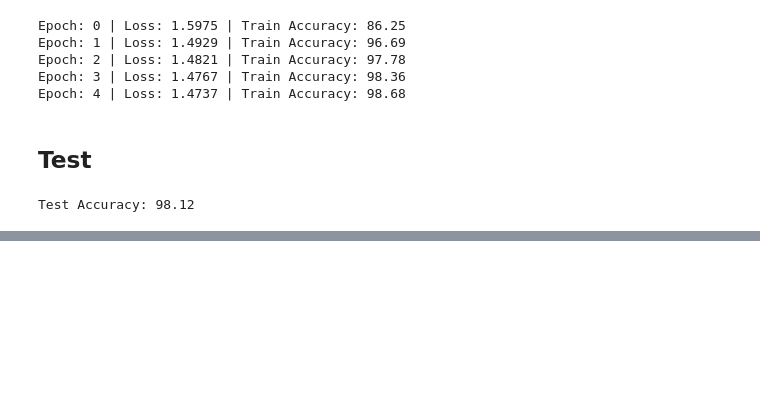
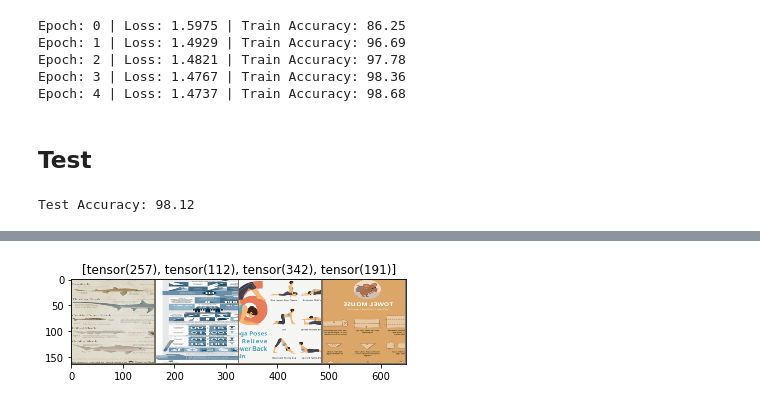
Before and after one commit to david-siqi-liu/cs684-final-project, a Jupyter notebook: cs684_project.ipynb, the cells around one changed output, grey strips where cells are left out. Cells and saved outputs as stored; diff of their text form; code cells hidden in the pictures; blank space fills up the shorter version.

```diff
--- a/cs684_project.ipynb
+++ b/cs684_project.ipynb
@@ -235,0 +479,22 @@ Test Accuracy: 98.12
+# %%
+trainer = Trainer(None)
+# %%
+def imshow(inp, title=None):
+    """Imshow for Tensor."""
+    inp = inp.numpy().transpose((1, 2, 0))
+    mean = np.array([0.485, 0.456, 0.406])
+    std = np.array([0.229, 0.224, 0.225])
+    inp = std * inp + mean
+    inp = np.clip(inp, 0, 1)
+    plt.imshow(inp)
+    if title is not None:
+        plt.title(title)
+    plt.pause(0.001)  # pause a bit so that plots are updated
+# %%
+sample_idx, sample_img, sample_label = next(iter(trainer.source_train_dataloader))
+# %%
+out = torchvision.utils.make_grid(sample_img)
+# %%
+imshow(out, title=[x for x in sample_label])
+# %% [output]
+[figure, added]
```
Also changed, not shown: parts of 18 cells of this notebook.
